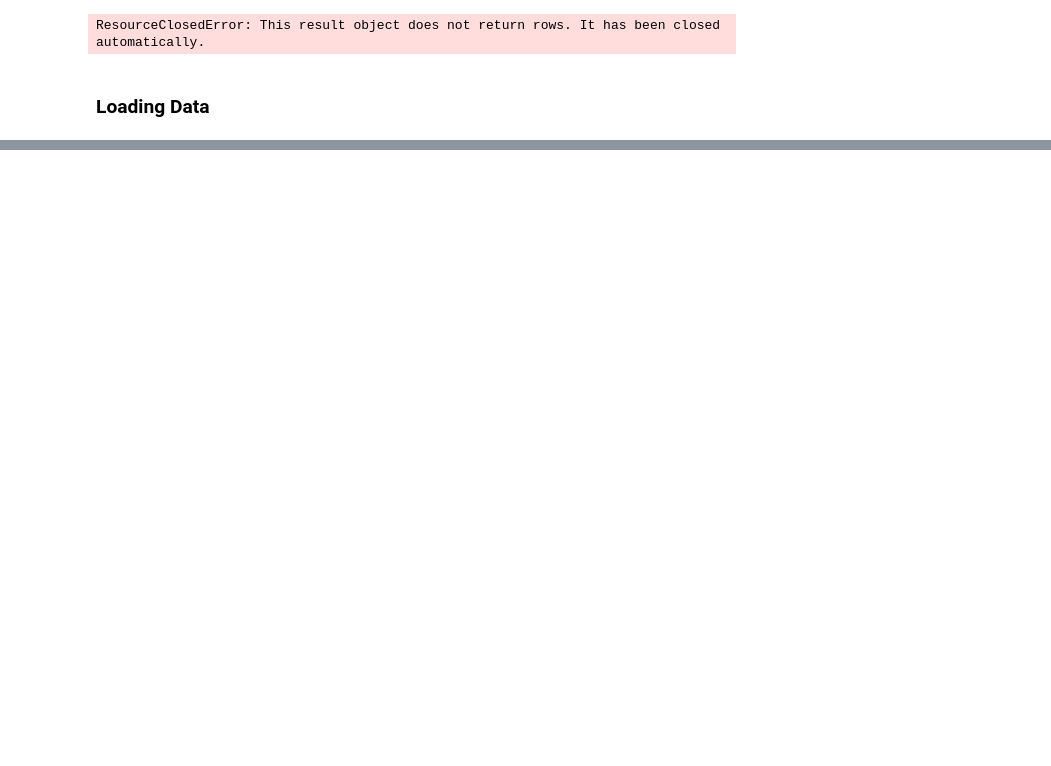
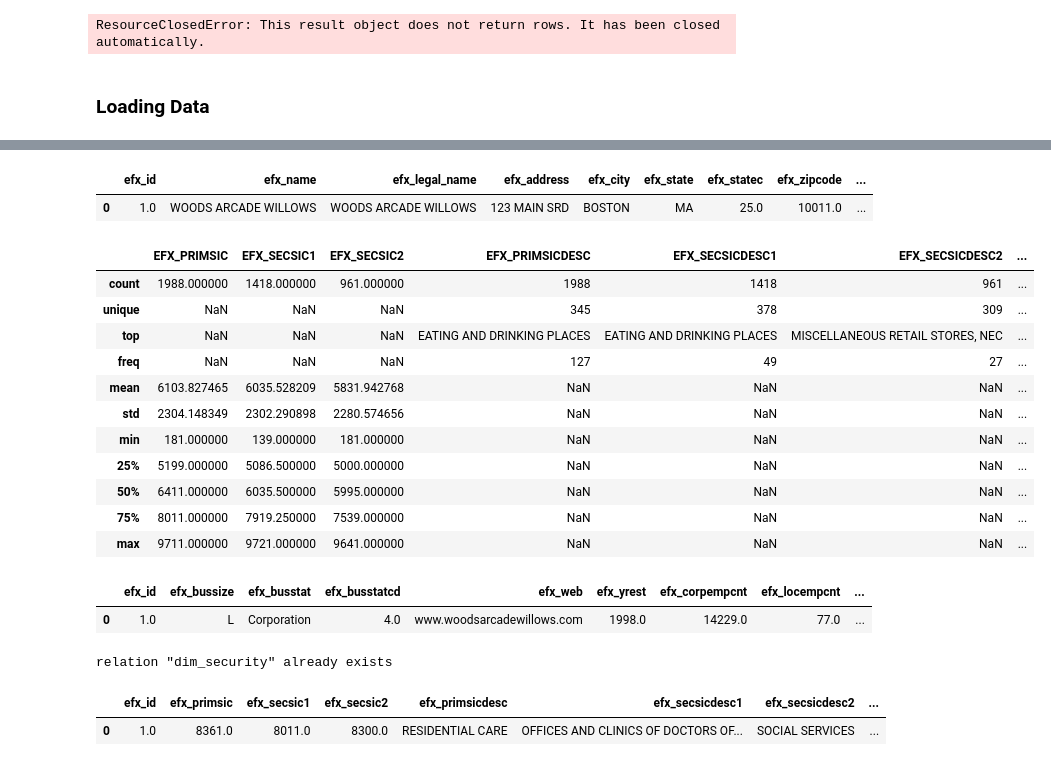
Before and after one commit to idjey/DEtheHardWay, a Jupyter notebook: Mds_BizdataModeling.ipynb, the cells around one changed output, grey strips where cells are left out. Drawn from its saved outputs; the diff is of its cells as text; code cells hidden in the pictures; blank space fills up the shorter version.

Commit message:
completed inserting dim_security table

```diff
--- a/Mds_BizdataModeling.ipynb
+++ b/Mds_BizdataModeling.ipynb
@@ -148,0 +197,22 @@ queryBase(checkmdsData)
+# %%
+queryBase("""SELECT * FROM dim_location LIMIT 1""")
+# %% [output]
+|  | efx_id | efx_name | efx_legal_name | efx_address | efx_city | efx_state | efx_statec | efx_zipcode | ... |
+| 0 | 1.0 | WOODS ARCADE WILLOWS | WOODS ARCADE WILLOWS | 123 MAIN SRD | BOSTON | MA | 25.0 | 10011.0 | ... |
+# %%
+mdsdata[['EFX_PRIMSIC', 'EFX_SECSIC1', 'EFX_SECSIC2','EFX_PRIMSICDESC', 'EFX_SECSICDESC1', 'EFX_SECSICDESC2',
+       'EFX_SECSICDESC3', 'EFX_SECSICDESC4', 'EFX_PRIMNAICSCODE',
+       'EFX_SECNAICS1','EFX_PRIMNAICSDESC', 'EFX_SECNAICSDESC1', 'EFX_SECNAICSDESC2']].describe(include='all')
+# %% [output]
+|  | EFX_PRIMSIC | EFX_SECSIC1 | EFX_SECSIC2 | EFX_PRIMSICDESC | EFX_SECSICDESC1 | EFX_SECSICDESC2 | ... |
+| count | 1988.000000 | 1418.000000 | 961.000000 | 1988 | 1418 | 961 | ... |
+| unique | NaN | NaN | NaN | 345 | 378 | 309 | ... |
+| top | NaN | NaN | NaN | EATING AND DRINKING PLACES | EATING AND DRINKING PLACES | MISCELLANEOUS RETAIL STORES, NEC | ... |
+| freq | NaN | NaN | NaN | 127 | 49 | 27 | ... |
+| mean | 6103.827465 | 6035.528209 | 5831.942768 | NaN | NaN | NaN | ... |
+| std | 2304.148349 | 2302.290898 | 2280.574656 | NaN | NaN | NaN | ... |
+| min | 181.000000 | 139.000000 | 181.000000 | NaN | NaN | NaN | ... |
+| 25% | 5199.000000 | 5086.500000 | 5000.000000 | NaN | NaN | NaN | ... |
+| 50% | 6411.000000 | 6035.500000 | 5995.000000 | NaN | NaN | NaN | ... |
+| 75% | 8011.000000 | 7919.250000 | 7539.000000 | NaN | NaN | NaN | ... |
+| max | 9711.000000 | 9721.000000 | 9641.000000 | NaN | NaN | NaN | ... |
@@ -148,0 +238,10 @@ queryBase(checkmdsData)
+# %%
+queryBase("""SELECT * FROM dim_business LIMIT 1""")
+# %% [output]
+|  | efx_id | efx_bussize | efx_busstat | efx_busstatcd | efx_web | efx_yrest | efx_corpempcnt | efx_locempcnt | ... |
+| 0 | 1.0 | L | Corporation | 4.0 | www.woodsarcadewillows.com | 1998.0 | 14229.0 | 77.0 | ... |
+# %%
+dim_security = """CREATE TABLE dim_security(EFX_ID NUMERIC PRIMARY KEY,EFX_PRIMSIC REAL,  EFX_SECSIC1 REAL,  EFX_SECSIC2 REAL,EFX_PRIMSICDESC VARCHAR(255),  EFX_SECSICDESC1 VARCHAR(255),  EFX_SECSICDESC2 VARCHAR(255), EFX_PRIMNAICSCODE REAL,  EFX_SECNAICS1 REAL,  EFX_SECNAICS2 REAL, EFX_PRIMNAICSDESC VARCHAR(255),  EFX_SECNAICSDESC1 VARCHAR(255),  EFX_SECNAICSDESC2 VARCHAR(255))"""
+queryTable(dim_security)
+# %% [output]
+relation "dim_security" already exists
@@ -148,0 +256,5 @@ queryBase(checkmdsData)
+# %%
+queryBase("""SELECT * FROM dim_security LIMIT 1""")
+# %% [output]
+|  | efx_id | efx_primsic | efx_secsic1 | efx_secsic2 | efx_primsicdesc | efx_secsicdesc1 | efx_secsicdesc2 | ... |
+| 0 | 1.0 | 8361.0 | 8011.0 | 8300.0 | RESIDENTIAL CARE | OFFICES AND CLINICS OF DOCTORS OF... | SOCIAL SERVICES | ... |
```
Also changed, not shown: parts of 17 cells of this notebook.
